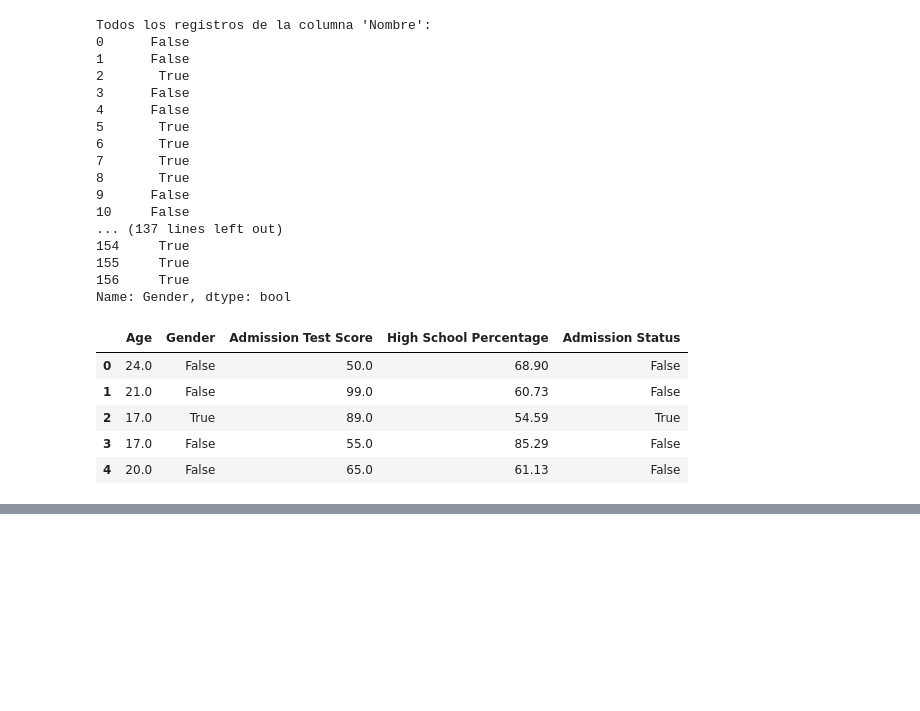
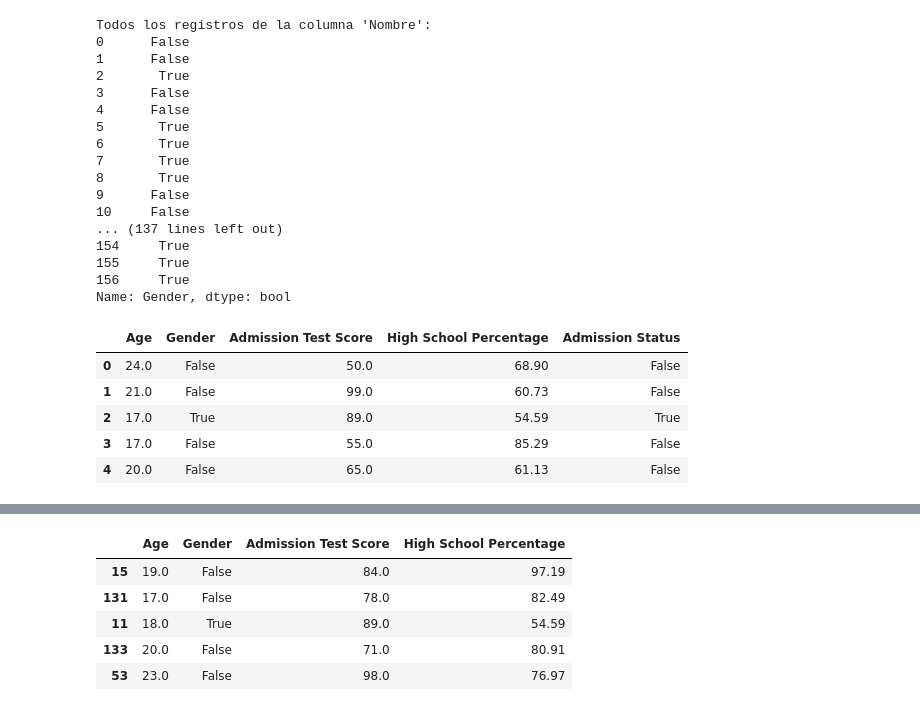
Before and after one commit to 4GeeksAcademy/app_fk, a Jupyter notebook: src/explore.ipynb, the cells around one changed output, grey strips where cells are left out. Drawn from its saved outputs; the diff is of its cells as text; code cells hidden in the pictures; blank space fills up the shorter version.

```diff
--- a/src/explore.ipynb
+++ b/src/explore.ipynb
@@ -239,12 +202,19 @@ df.head()
 # %%
 from sklearn.model_selection import train_test_split
 
-num_variables = ["Name_n", "Age", "Gender_n", "Admission Test Score", "High School Percentage", "City_n"]
+num_variables = ["Age", "Gender", "Admission Test Score", "High School Percentage"]
 
 # Dividimos el conjunto de datos en muestras de train y test
-X = df.drop("Admission Status_n", axis = 1)[num_variables]
-y = df["Admission Status_n"]
+X = total_data.drop("Admission Status", axis = 1)[num_variables]
+y = total_data["Admission Status"]
 
 X_train, X_test, y_train, y_test = train_test_split(X, y, test_size = 0.2, random_state = 42)
 
 X_train.head()
+# %% [output]
+|  | Age | Gender | Admission Test Score | High School Percentage |
+| 15 | 19.0 | False | 84.0 | 97.19 |
+| 131 | 17.0 | False | 78.0 | 82.49 |
+| 11 | 18.0 | True | 89.0 | 54.59 |
+| 133 | 20.0 | False | 71.0 | 80.91 |
+| 53 | 23.0 | False | 98.0 | 76.97 |
```
Also changed, not shown: parts of 19 cells of this notebook, 1 other file.
